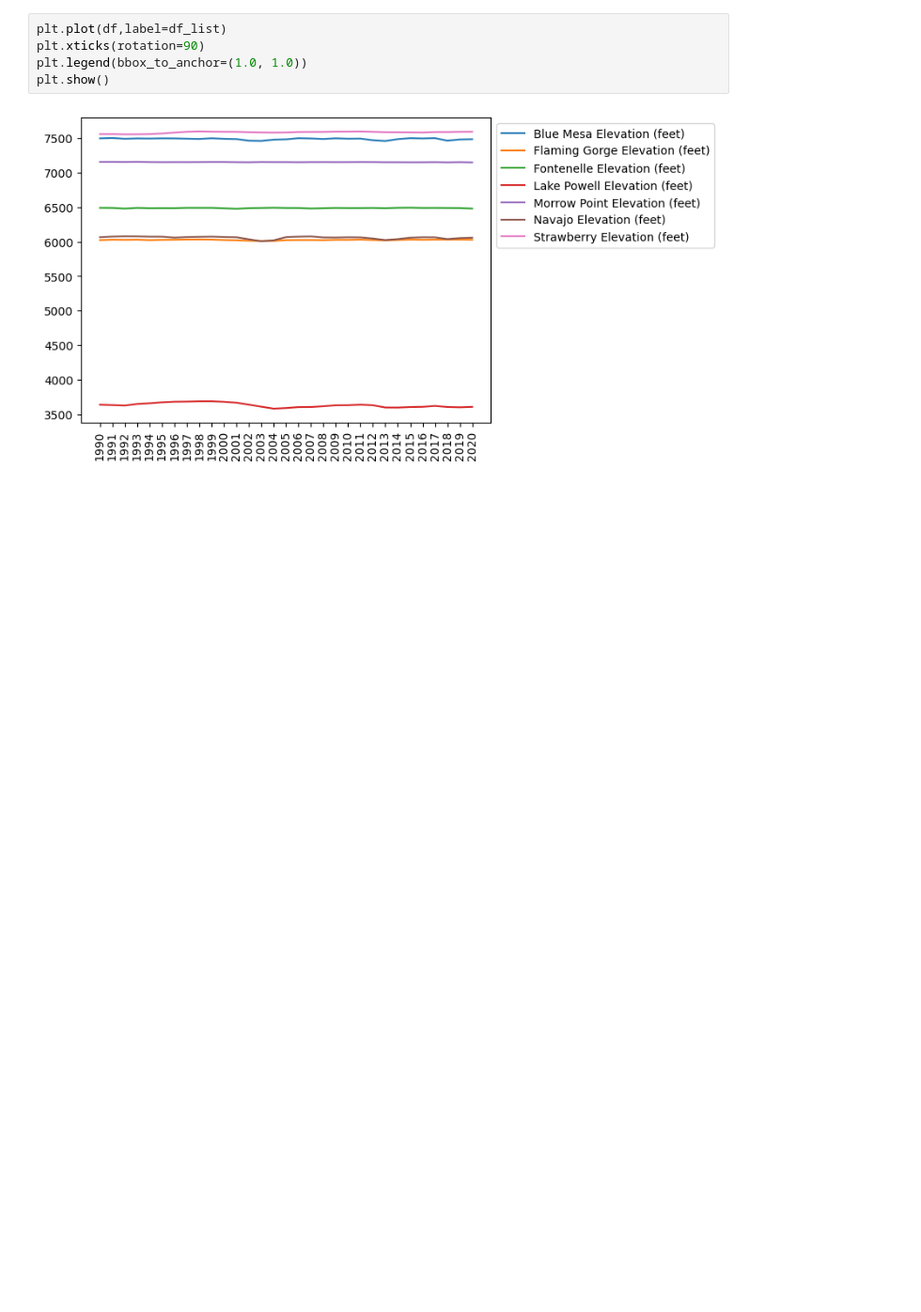
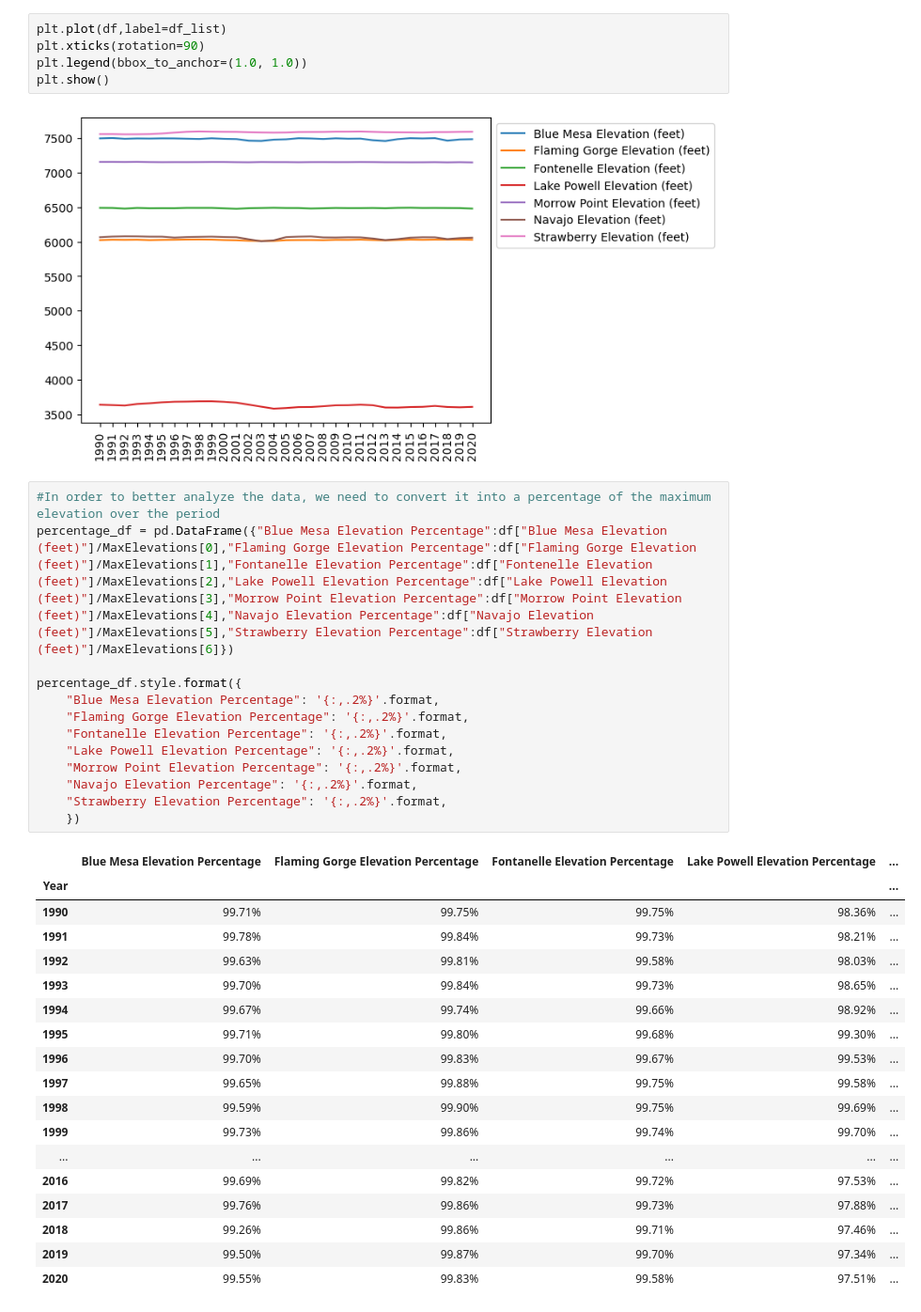
Before and after one commit to Rojodu/Project_1, a Jupyter notebook: Correlation/Reservoirs_Averages_By_Year.ipynb, the cells around one changed output. Shown at 94% size. Drawn from its saved outputs; the diff is of its cells as text; blank space fills up the shorter version.

```diff
--- a/Correlation/Reservoirs_Averages_By_Year.ipynb
+++ b/Correlation/Reservoirs_Averages_By_Year.ipynb
@@ -61,3 +56,35 @@ plt.legend(bbox_to_anchor=(1.0, 1.0))
 plt.show()
 # %% [output]
 [figure]
+# %%
+#In order to better analyze the data, we need to convert it into a percentage of the maximum elevation over the period
+percentage_df = pd.DataFrame({"Blue Mesa Elevation Percentage":df["Blue Mesa Elevation (feet)"]/MaxElevations[0],"Flaming Gorge Elevation Percentage":df["Flaming Gorge Elevation (feet)"]/MaxElevations[1],"Fontanelle Elevation Percentage":df["Fontenelle Elevation (feet)"]/MaxElevations[2],"Lake Powell Elevation Percentage":df["Lake Powell Elevation (feet)"]/MaxElevations[3],"Morrow Point Elevation Percentage":df["Morrow Point Elevation (feet)"]/MaxElevations[4],"Navajo Elevation Percentage":df["Navajo Elevation (feet)"]/MaxElevations[5],"Strawberry Elevation Percentage":df["Strawberry Elevation (feet)"]/MaxElevations[6]})
+
+percentage_df.style.format({
+    "Blue Mesa Elevation Percentage": '{:,.2%}'.format,
+    "Flaming Gorge Elevation Percentage": '{:,.2%}'.format,
+    "Fontanelle Elevation Percentage": '{:,.2%}'.format,
+    "Lake Powell Elevation Percentage": '{:,.2%}'.format,
+    "Morrow Point Elevation Percentage": '{:,.2%}'.format,
+    "Navajo Elevation Percentage": '{:,.2%}'.format,
+    "Strawberry Elevation Percentage": '{:,.2%}'.format,
+    })
+# %% [output]
+|  | Blue Mesa Elevation Percentage | Flaming Gorge Elevation Percentage | Fontanelle Elevation Percentage | Lake Powell Elevation Percentage | ... |
+| Year |  |  |  |  | ... |
+| 1990 | 99.71% | 99.75% | 99.75% | 98.36% | ... |
+| 1991 | 99.78% | 99.84% | 99.73% | 98.21% | ... |
+| 1992 | 99.63% | 99.81% | 99.58% | 98.03% | ... |
+| 1993 | 99.70% | 99.84% | 99.73% | 98.65% | ... |
+| 1994 | 99.67% | 99.74% | 99.66% | 98.92% | ... |
+| 1995 | 99.71% | 99.80% | 99.68% | 99.30% | ... |
+| 1996 | 99.70% | 99.83% | 99.67% | 99.53% | ... |
+| 1997 | 99.65% | 99.88% | 99.75% | 99.58% | ... |
+| 1998 | 99.59% | 99.90% | 99.75% | 99.69% | ... |
+| 1999 | 99.73% | 99.86% | 99.74% | 99.70% | ... |
+| ... | ... | ... | ... | ... | ... |
+| 2016 | 99.69% | 99.82% | 99.72% | 97.53% | ... |
+| 2017 | 99.76% | 99.86% | 99.73% | 97.88% | ... |
+| 2018 | 99.26% | 99.86% | 99.71% | 97.46% | ... |
+| 2019 | 99.50% | 99.87% | 99.70% | 97.34% | ... |
+| 2020 | 99.55% | 99.83% | 99.58% | 97.51% | ... |
```
Also changed, not shown: parts of 6 cells of this notebook, 1 other file.
